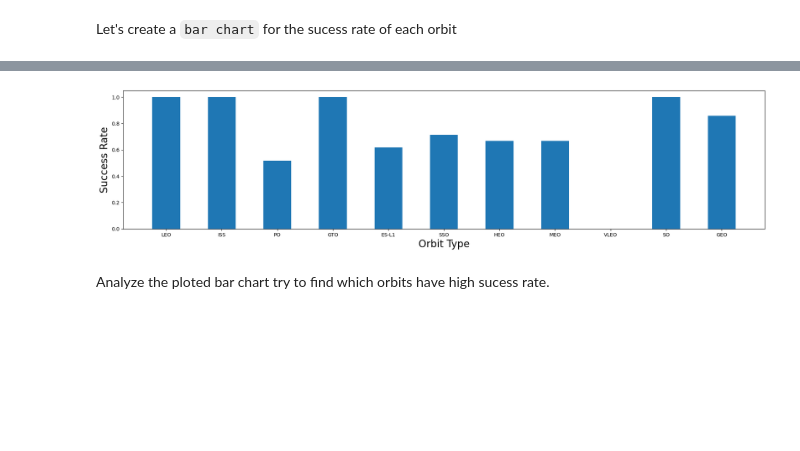
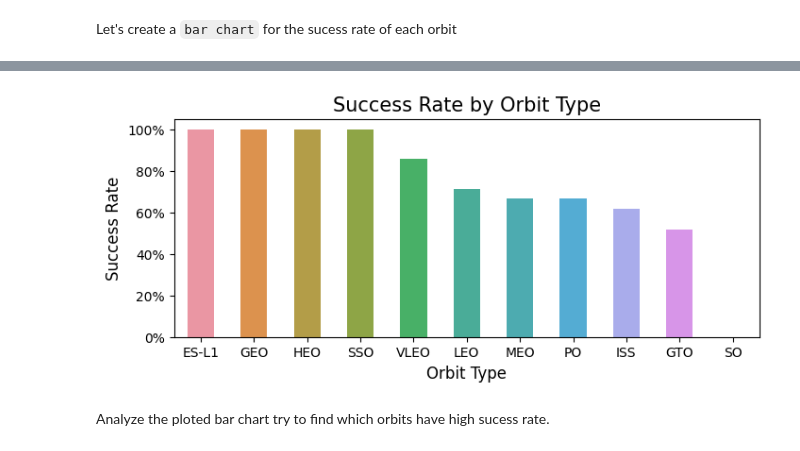
Before and after one commit to AlexBandurin/IBM_Applied_Data_Science_Capstone, a Jupyter notebook: EDA with Data Visualization.ipynb, the cells around one changed output, grey strips where cells are left out. Drawn from its saved outputs; the diff is of its cells as text; code cells hidden in the pictures; blank space fills up the shorter version.

```diff
--- a/EDA with Data Visualization.ipynb
+++ b/EDA with Data Visualization.ipynb
@@ -135,5 +135,4 @@ Next, we want to visually check if there are any relationship between success ra
 # %% [markdown]
 Let's create a `bar chart` for the sucess rate of each orbit
 # %%
-orbits = df["Orbit"].unique()
-success_rate = df.groupby("Orbit").mean()["Class"]
+success_rate = (df.groupby("Orbit").mean()["Class"]*100).sort_values(ascending = False)
@@ -140,13 +155,14 @@ success_rate = df.groupby("Orbit").mean()["Class"]
 # %%
 # HINT use groupby method on Orbit column and get the mean of Class column
 
-plt.figure(figsize = (23,5))
-plt.bar(orbits, success_rate, width = 0.5)
-plt.xlabel("Orbit Type", fontsize=20)
-plt.ylabel("Success Rate", fontsize=20)
-plt.show()
+plt.figure(figsize = (8,3))
+ax = sns.barplot(x=success_rate.index.tolist(), y=success_rate, width = 0.5)
+plt.title('Success Rate by Orbit Type', fontsize = 15)
+plt.xlabel("Orbit Type", fontsize=12)
+plt.ylabel("Success Rate", fontsize=12)
+ax.yaxis.set_major_formatter(mtick.PercentFormatter())
 # %% [output]
-[figure, old version]
+[figure, new version]
 # %% [markdown]
 Analyze the ploted bar chart try to find which orbits have high sucess rate.
 # %%
```
Also changed, not shown: parts of 9 cells of this notebook.
